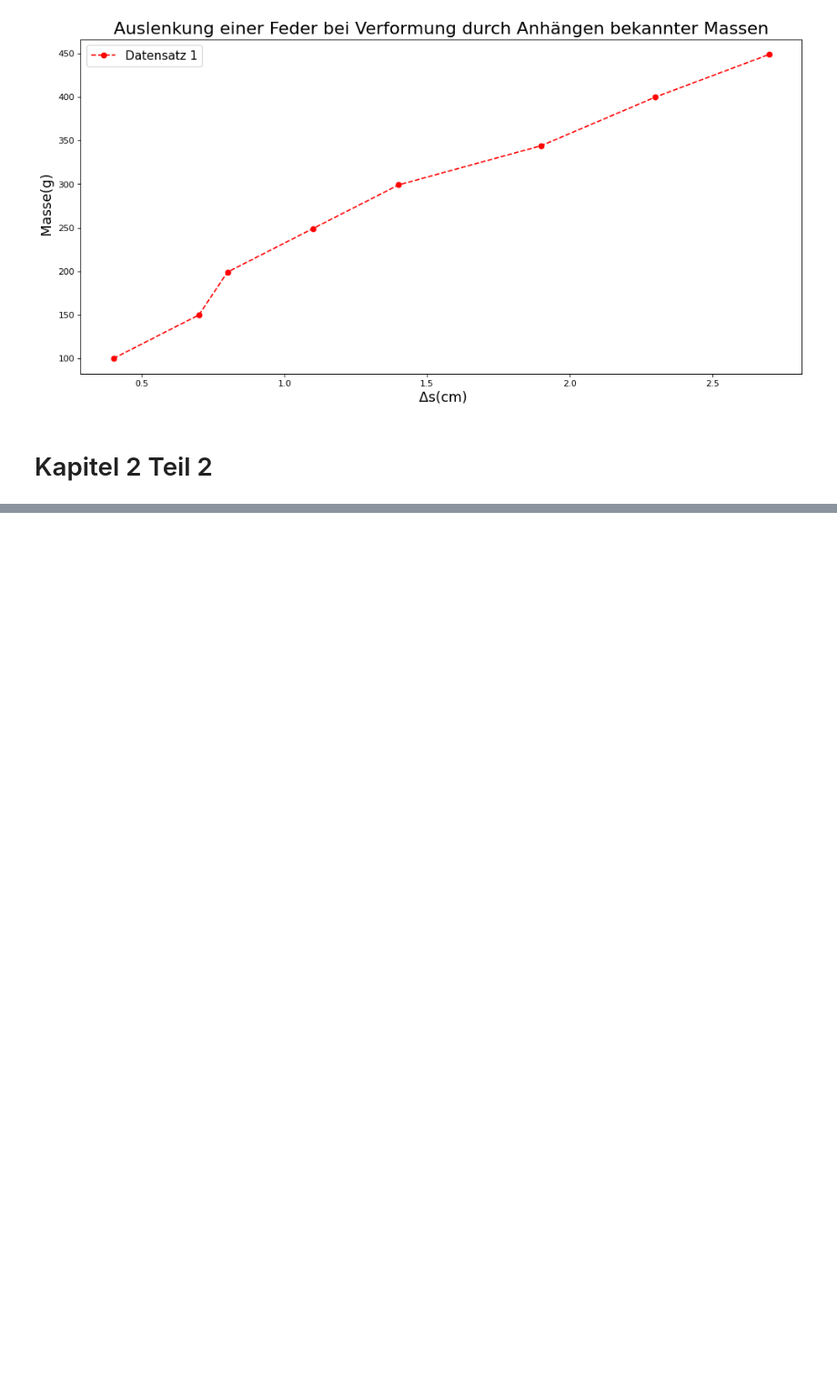
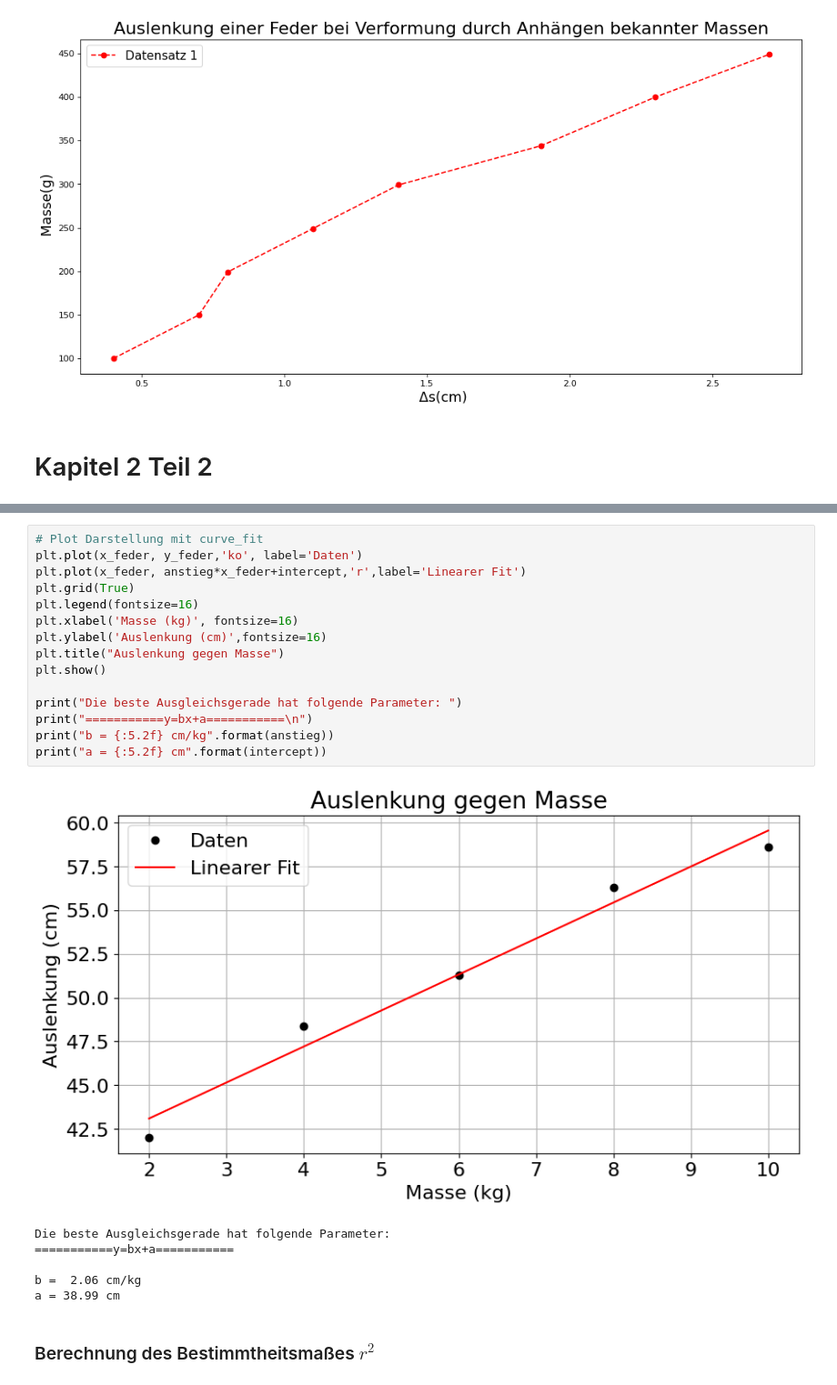
Before and after one commit to Yapollon/Jupyter-Notebooks, a Jupyter notebook: termin2.ipynb, the cells around one changed output, grey strips where cells are left out. Shown at 91% size. Cells and saved outputs as stored; diff of their text form; blank space fills up the shorter version.

```diff
--- a/termin2.ipynb
+++ b/termin2.ipynb
@@ -182,0 +264,24 @@ plt.rcParams['legend.fontsize'] = 14  # Schriftgoesse der Legende
+# %%
+# Plot Darstellung mit curve_fit
+plt.plot(x_feder, y_feder,'ko', label='Daten')
+plt.plot(x_feder, anstieg*x_feder+intercept,'r',label='Linearer Fit')
+plt.grid(True)
+plt.legend(fontsize=16)
+plt.xlabel('Masse (kg)', fontsize=16)
+plt.ylabel('Auslenkung (cm)',fontsize=16)
+plt.title("Auslenkung gegen Masse")
+plt.show()
+
+print("Die beste Ausgleichsgerade hat folgende Parameter: ")
+print("===========y=bx+a===========\n")
+print("b = {:5.2f} cm/kg".format(anstieg))
+print("a = {:5.2f} cm".format(intercept))
+# %% [output]
+[figure, added]
+Die beste Ausgleichsgerade hat folgende Parameter:
+===========y=bx+a===========
+
+b =  2.06 cm/kg
+a = 38.99 cm
+# %% [markdown]
+### Berechnung des Bestimmtheitsmaßes $r^2$
```
Also changed, not shown: parts of 28 cells of this notebook.
